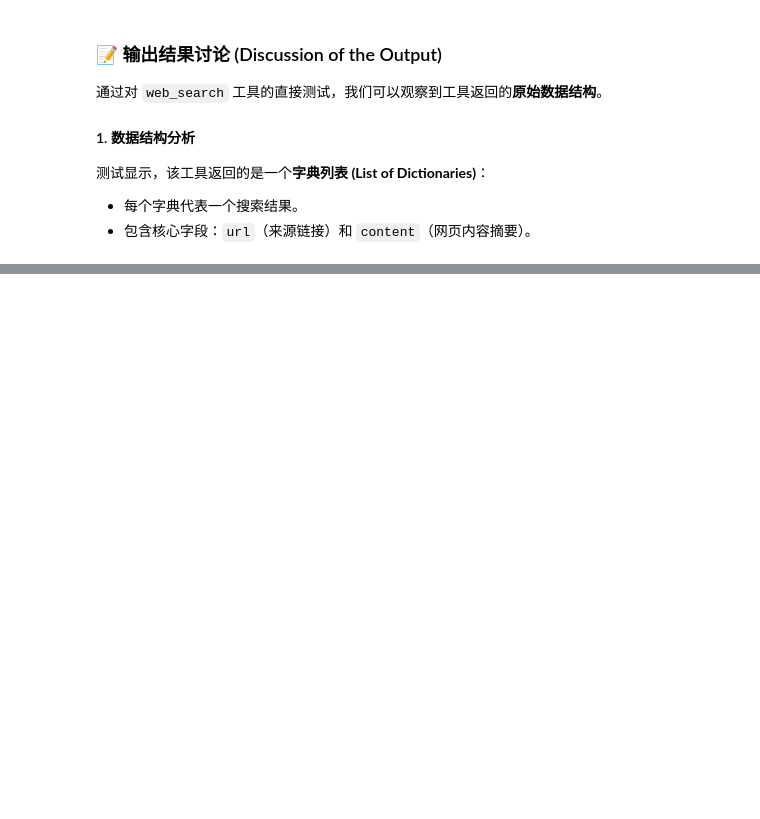
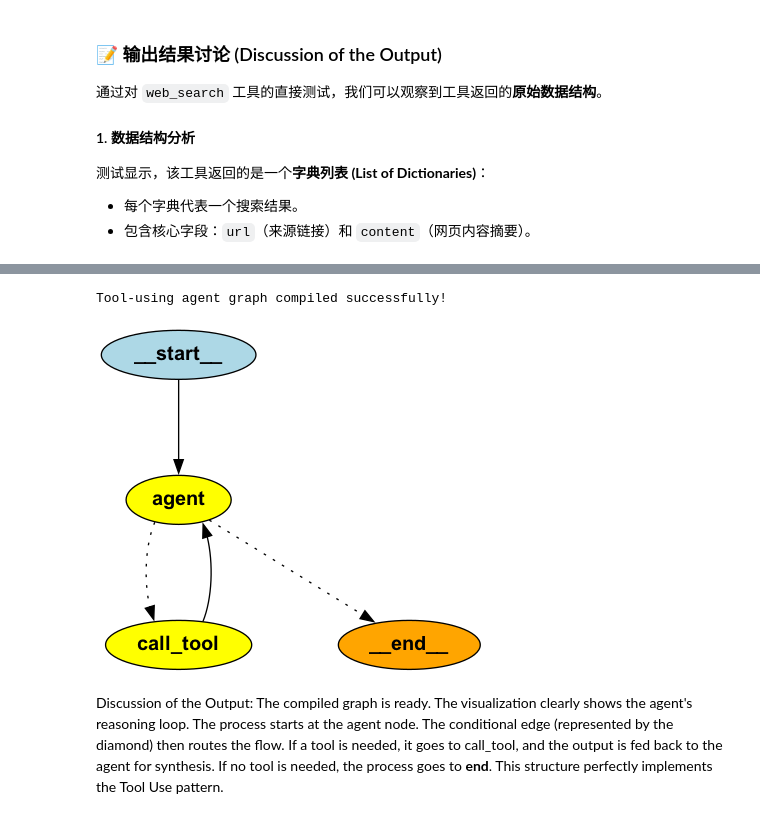
Before and after one commit to JAHSEH618/AgentArchitechtures, a Jupyter notebook: ToolUse.ipynb, the cells around one changed output, grey strips where cells are left out. Cells and saved outputs as stored; diff of their text form; code cells hidden in the pictures; blank space fills up the shorter version.

```diff
--- a/ToolUse.ipynb
+++ b/ToolUse.ipynb
@@ -188,0 +195,5 @@ Result:
+# %%
+class AgentState(TypedDict):
+    messages: Annotated[List[AnyMessage], add_messages]
+
+print("AgentState TypedDict defined to manage conversation history.")
@@ -188,0 +264,14 @@ Result:
+# %%
+def router_function(state: AgentState) -> str:
+    """Inspects the agent's last message to decide the next step."""
+    last_message = state["messages"][-1]
+    if last_message.tool_calls:
+        # Agent请求了工具调用
+        console.print("--- ROUTER: Decision is to call a tool. ---")
+        return "call_tool"
+    else:
+        # Agent已经得到最终答案
+        console.print("--- ROUTER: Decision is to end the workflow. ---")
+        return "__end__"
+
+print("Router function defined.")
@@ -188,0 +286,39 @@ Result:
+# %%
+graph_builder = StateGraph(AgentState)
+
+# 添加节点
+graph_builder.add_node("agent", agent_node)
+graph_builder.add_node("call_tool", tool_node)
+
+# 创建起始节点
+graph_builder.set_entry_point("agent")
+
+# 添加条件边
+graph_builder.add_conditional_edges(
+    "agent",
+    router_function,
+    {
+          "call_tool": "call_tool",
+          "__end__": END
+    }
+)
+
+# 添加边（如果有工具调用，结束后还要回到agent）
+graph_builder.add_edge("call_tool", "agent")
+
+# 编译工作流图
+tool_agent_app = graph_builder.compile()
+print("Tool-using agent graph compiled successfully!")
+
+# 展示工作流图
+try:
+    from IPython.display import Image, display
+    png_img = tool_agent_app.get_graph().draw_png()
+    display(Image(png_img))
+except Exception as e:
+    print(f"Graph visualization failed: {e}. Please ensure pygraphviz is installed.")
+# %% [output]
+Tool-using agent graph compiled successfully!
+[figure, added]
+# %% [markdown]
+Discussion of the Output: The compiled graph is ready. The visualization clearly shows the agent's reasoning loop. The process starts at the agent node. The conditional edge (represented by the diamond) then routes the flow. If a tool is needed, it goes to call_tool, and the output is fed back to the agent for synthesis. If no tool is needed, the process goes to __end__. This structure perfectly implements the Tool Use pattern.
```
Also changed, not shown: parts of 17 cells of this notebook.
